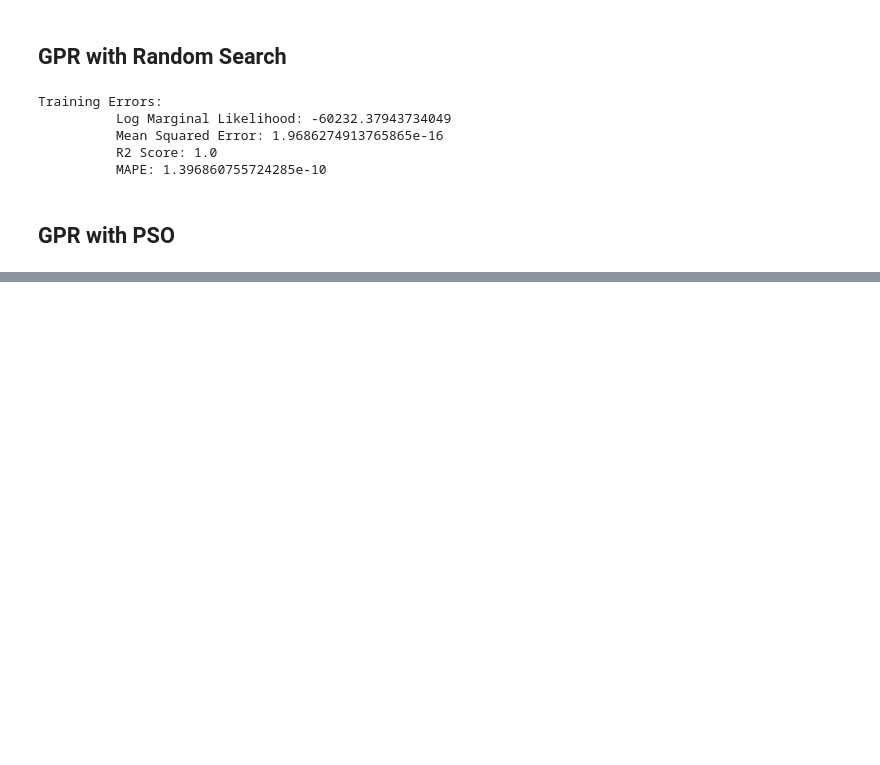
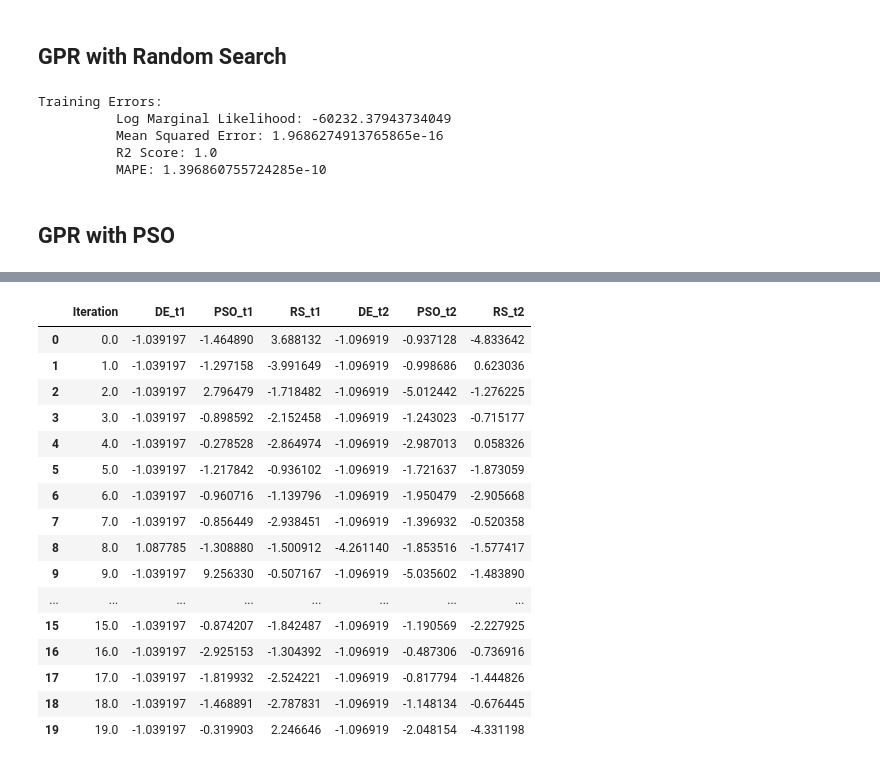
Before and after one commit to PascalKnoll/Investigation-of-Particle-Swarm-Optimization, a Jupyter notebook: clean_notebook.ipynb, the cells around one changed output, grey strips where cells are left out. Cells and saved outputs as stored; diff of their text form; code cells hidden in the pictures; blank space fills up the shorter version.

```diff
--- a/clean_notebook.ipynb
+++ b/clean_notebook.ipynb
@@ -224,0 +225,20 @@ pso.visualize_optimization(x_grid, y_grid, z_grid, "Videos/PSO.gif", show_zaeff=
+# %%
+import pandas as pd
+df_iter_res = pd.DataFrame({"Iteration":[], "DE_t1":[], "PSO_t1":[], "RS_t1":[], "DE_t2":[], "PSO_t2":[], "RS_t2":[]})
+
+for i in range(20):
+    de = DEOptim()
+    gpr_de = GaussianProcessRegressor(optimizer=de.optimize, kernel=RBF(length_scale=(1,1)))
+    gpr_de.fit(X.T, y[...,None])
+
+    pso = PSOOptim()
+    gpr_pso = GaussianProcessRegressor(optimizer=pso.optimize, kernel=RBF(length_scale=(1,1)))
+    gpr_pso.fit(X.T, y[...,None])
+
+    rs = RandomOptim(random_state=i, maxiter=100)
+    gpr_rs = GaussianProcessRegressor(optimizer=rs.optimize, kernel=RBF(length_scale=(1,1)))
+    gpr_rs.fit(X.T, y[...,None])
+
+    df_iter_res.loc[len(df_iter_res)] = [i, gpr_de.kernel_.theta[0], gpr_pso.kernel_.theta[0], gpr_rs.kernel_.theta[0], gpr_de.kernel_.theta[1], gpr_pso.kernel_.theta[1], gpr_rs.kernel_.theta[1]]
+df_iter_res
+# %% [output]
@@ -224,0 +262,17 @@ pso.visualize_optimization(x_grid, y_grid, z_grid, "Videos/PSO.gif", show_zaeff=
+|  | Iteration | DE_t1 | PSO_t1 | RS_t1 | DE_t2 | PSO_t2 | RS_t2 |
+| 0 | 0.0 | -1.039197 | -1.464890 | 3.688132 | -1.096919 | -0.937128 | -4.833642 |
+| 1 | 1.0 | -1.039197 | -1.297158 | -3.991649 | -1.096919 | -0.998686 | 0.623036 |
+| 2 | 2.0 | -1.039197 | 2.796479 | -1.718482 | -1.096919 | -5.012442 | -1.276225 |
+| 3 | 3.0 | -1.039197 | -0.898592 | -2.152458 | -1.096919 | -1.243023 | -0.715177 |
+| 4 | 4.0 | -1.039197 | -0.278528 | -2.864974 | -1.096919 | -2.987013 | 0.058326 |
+| 5 | 5.0 | -1.039197 | -1.217842 | -0.936102 | -1.096919 | -1.721637 | -1.873059 |
+| 6 | 6.0 | -1.039197 | -0.960716 | -1.139796 | -1.096919 | -1.950479 | -2.905668 |
+| 7 | 7.0 | -1.039197 | -0.856449 | -2.938451 | -1.096919 | -1.396932 | -0.520358 |
+| 8 | 8.0 | 1.087785 | -1.308880 | -1.500912 | -4.261140 | -1.853516 | -1.577417 |
+| 9 | 9.0 | -1.039197 | 9.256330 | -0.507167 | -1.096919 | -5.035602 | -1.483890 |
+| ... | ... | ... | ... | ... | ... | ... | ... |
+| 15 | 15.0 | -1.039197 | -0.874207 | -1.842487 | -1.096919 | -1.190569 | -2.227925 |
+| 16 | 16.0 | -1.039197 | -2.925153 | -1.304392 | -1.096919 | -0.487306 | -0.736916 |
+| 17 | 17.0 | -1.039197 | -1.819932 | -2.524221 | -1.096919 | -0.817794 | -1.444826 |
+| 18 | 18.0 | -1.039197 | -1.468891 | -2.787831 | -1.096919 | -1.148134 | -0.676445 |
+| 19 | 19.0 | -1.039197 | -0.319903 | 2.246646 | -1.096919 | -2.048154 | -4.331198 |
```
Also changed, not shown: parts of 10 cells of this notebook.
